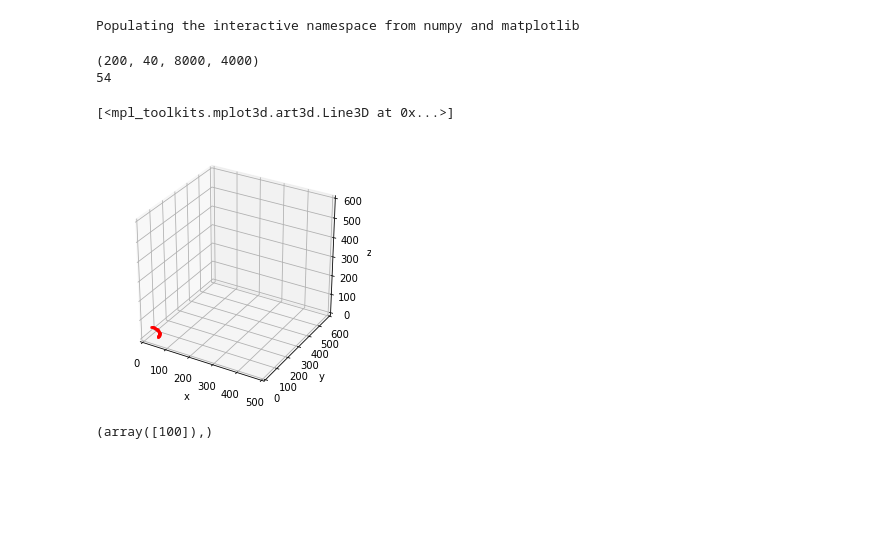
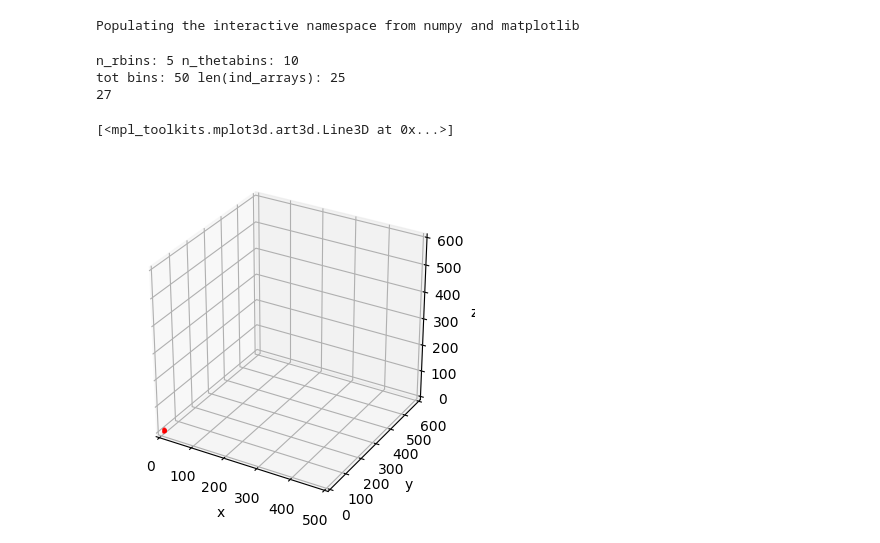
Before and after one commit to icecube/retro, a Jupyter notebook: retro/sphbin2cartbin.ipynb, the cells around one changed output. Cells and saved outputs as stored; diff of their text form; code cells hidden in the pictures; blank space fills up the shorter version.

```diff
--- a/retro/sphbin2cartbin.ipynb
+++ b/retro/sphbin2cartbin.ipynb
@@ -279,8 +277,8 @@ cpdef sphbin2cartbin(double r_max, double r_power,
 # %%
 r_max = 400
 r_power = 2
-n_rbins = 200
-n_thetabins = 40
+n_rbins = 5
+n_thetabins = 10
 n_phibins = 40
 
 r_edges = powerspace(0, r_max, n_rbins + 1, r_power)
@@ -825,36 +823,35 @@ from mpl_toolkits.mplot3d import Axes3D
 # %% [output]
 Populating the interactive namespace from numpy and matplotlib
 # %%
-print(n_rbins, n_thetabins, n_rbins * n_thetabins, len(ind_arrays))
-r_idx = 160
-theta_idx = 5
-flat_idx = r_idx + n_rbins * theta_idx
+print 'n_rbins:', n_rbins, 'n_thetabins:', n_thetabins
+print 'tot bins:', n_rbins * n_thetabins, 'len(ind_arrays):', len(ind_arrays)
+r_idx = 0
+theta_idx = 1
+n_thetabins_in_quad = int(np.ceil(float(n_thetabins) / 2.0))
+flat_idx = theta_idx + n_thetabins_in_quad * r_idx
 #flat_idx = theta_idx + r_idx * n_thetabins
-flat_idx = 1000+650
+#flat_idx =18
 ind_array = ind_arrays[flat_idx]
 print(ind_array.shape[0])
 
 fig = plt.figure(1, figsize=(10, 10))
 fig.clf()
 ax = fig.add_subplot(221, projection='3d')
 ax.set_xlabel('x')
 ax.set_ylabel('y')
 ax.set_zlabel('z')
 ax.set_xlim(0, xlims[1])
 ax.set_ylim(0, ylims[1])
 ax.set_zlim(0, zlims[1])
 ax.grid(True)
 #ax.axis('square')
 ax.plot((ind_array[:,0] + 1/2/x_oversample)*x_bw,
         (ind_array[:,1] + 1/2/y_oversample)*y_bw,
         (ind_array[:,2] + 1/2/z_oversample)*z_bw,
-        alpha=0.5, marker='o', ms=2, c='r', linestyle='none')
+        alpha=0.5, marker='o', ms=1, c='r', linestyle='none')
 # %% [output]
-(200, 40, 8000, 4000)
-54
+n_rbins: 5 n_thetabins: 10
+tot bins: 50 len(ind_arrays): 25
+27
 [<mpl_toolkits.mplot3d.art3d.Line3D at 0x...>]
-[figure, old version]
+[figure, new version]
-# %%
-np.where(r_edges == 100)
-# %% [output]
-(array([100]),)
```
Also changed, not shown: parts of 17 cells of this notebook, 2 other files.
